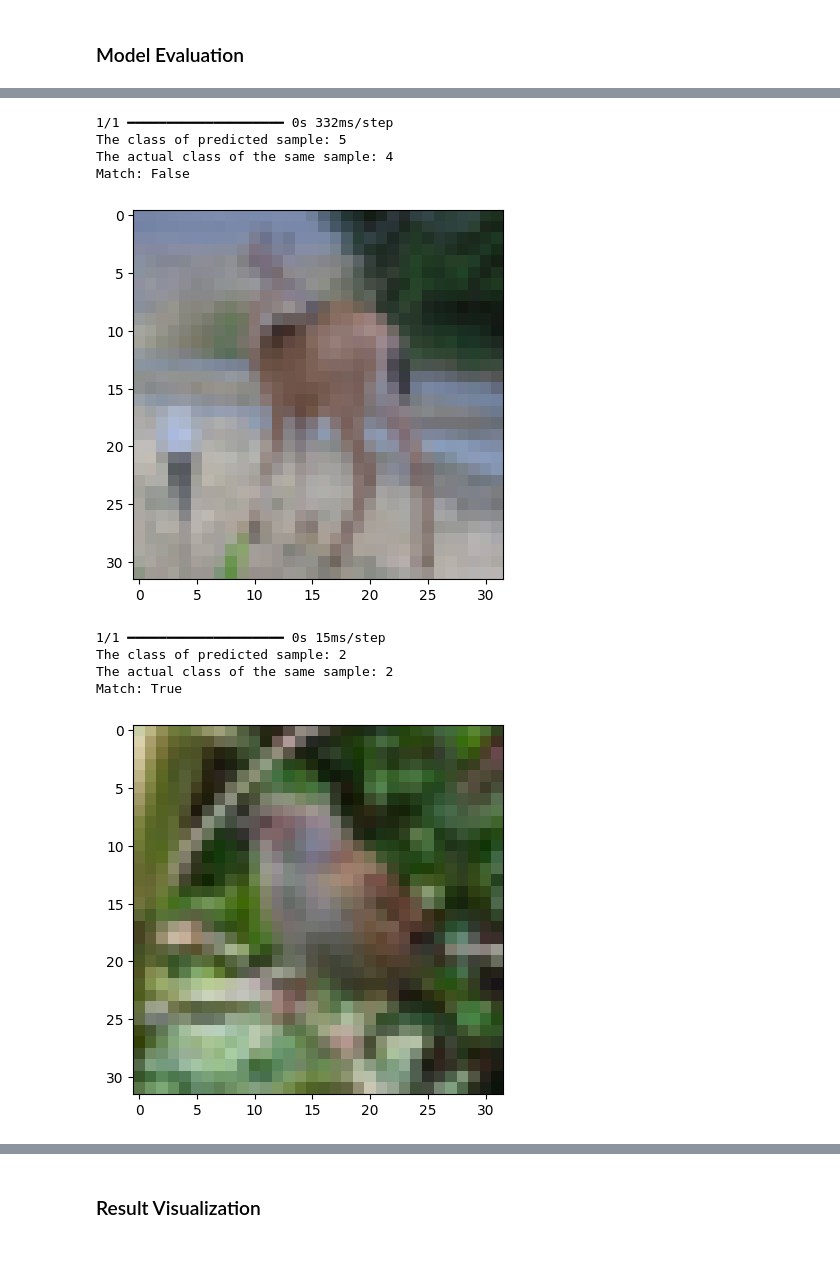
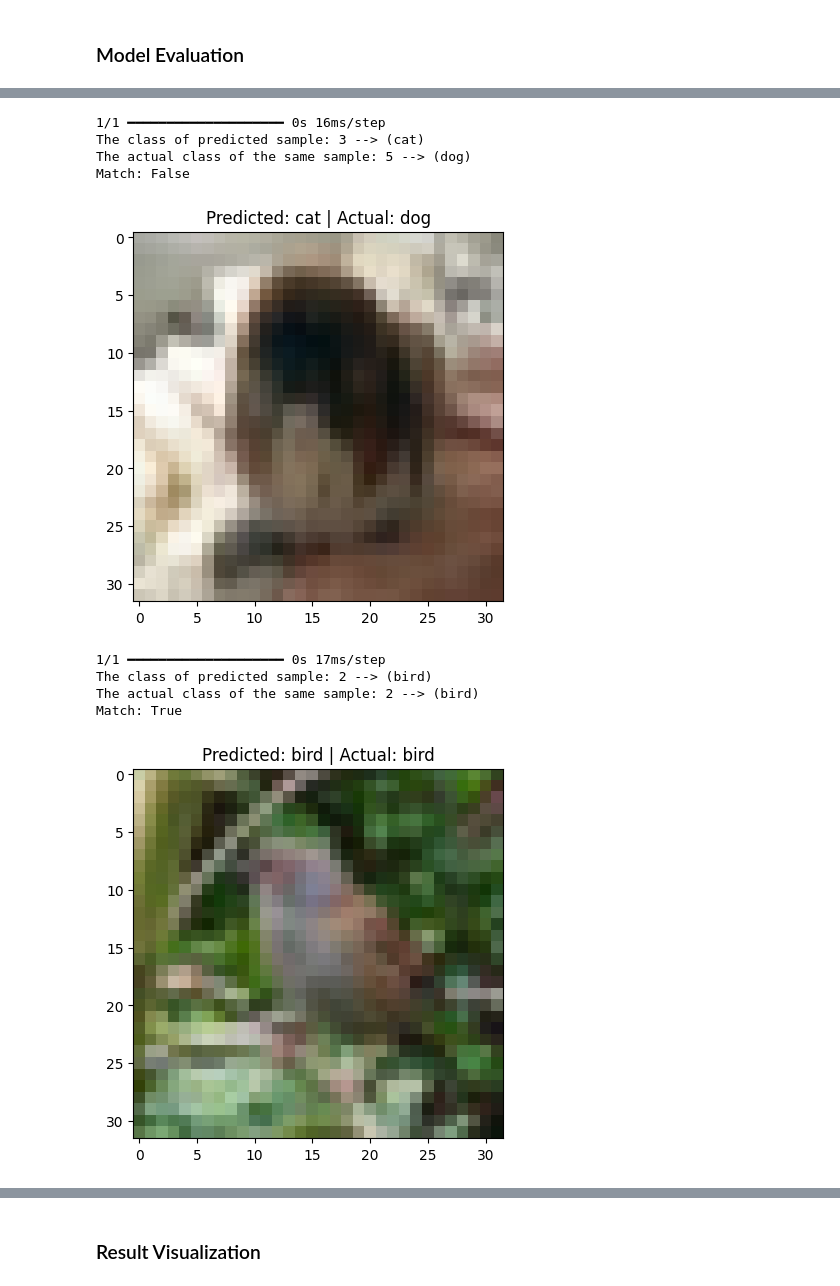
Before and after one commit to yasminkadry/Cifer10-mnist-datasets-with-CNN, a Jupyter notebook: cifer10&mnist_withCNN.ipynb, the cells around one changed output, grey strips where cells are left out. Saved outputs shown, nothing was run; the diff lists cells and outputs as text; code cells hidden in the pictures; blank space fills up the shorter version.

```diff
--- a/cifer10&mnist_withCNN.ipynb
+++ b/cifer10&mnist_withCNN.ipynb
@@ -302,33 +327,36 @@ plt.show();
 ### Model Training
 # %%
 ## change optimizer
+
 model_3 = Sequential()
 
 model_3.add(Input(shape=X_train.shape[1:]))
 model_3.add(Flatten())
 
+
+model_3.add(Dense(1024))
+model_3.add(Dropout(0.4))
+model_3.add(Activation('relu'))
+
 model_3.add(Dense(512))
 model_3.add(BatchNormalization())
 model_3.add(Activation('relu'))
 
-model_3.add(Dense(124))
-model_3.add(Dropout(0.2))
+model_3.add(Dense(256))
+model_3.add(Activation('relu'))
+
+model_3.add(Dense(128))
+model_3.add(BatchNormalization())
 model_3.add(Activation('relu'))
 
 model_3.add(Dense(64))
-model_3.add(Dropout(0.3))
-model_3.add(Activation('relu'))
-
-model_3.add(Dense(32))
-model_3.add(BatchNormalization())
 model_3.add(Activation('relu'))
 
 model_3.add(Dense(16, activation='relu'))
+
 model_3.add(Dense(10, activation='softmax'))
 
-model_3.compile(optimizer=keras.optimizers.Adamax(0.001), loss='categorical_crossentropy', metrics=['accuracy','Precision'])
-
-early_stop = EarlyStopping(monitor='val_loss', patience=10, restore_best_weights=True)
+model_3.compile(optimizer=keras.optimizers.SGD(learning_rate=0.001,momentum=0.9,nesterov=True), loss='categorical_crossentropy', metrics=['accuracy'])
 
 model_3.summary()
 # %% [output]
@@ -356,5 +384,5 @@ Model: "sequential_3"
 # %%
 
-hist3 = model_3.fit(X_train,y_train , epochs=EPOCHS, batch_size=BATCH_SIZE, validation_split=0.25, callbacks=[early_stop])
+hist3 = model_3.fit(X_train,y_train , epochs=EPOCHS, batch_size=BATCH_SIZE, validation_split=0.2)
 # %% [output]
 Epoch 1/100
@@ -389,22 +417,24 @@ Accuracy for testing: 46.39
 # %%
 ## just check......
-my_image = X_test[100]
+my_image = X_test[200]
 plt.imshow(my_image)
 
 
-pred = np.argmax(model_3.predict(X_test[100:101]))
-actual = np.argmax(y_test[100])
+pred = np.argmax(model_3.predict(X_test[200:201]))
+actual = np.argmax(y_test[200])
 
+print(f'The class of predicted sample: {pred} --> ({labeled_dictionary[pred]})')
+print(f'The actual class of the same sample: {actual} --> ({labeled_dictionary[actual]})')
+print("Match:", pred == actual)
 
-print(f'The class of predicted sample: {pred}')
-print(f'The actual class of the same sample: {actual}')
-print("Match:", pred == actual)
+plt.title(f"Predicted: {labeled_dictionary[pred]} | Actual: {labeled_dictionary[actual]}")
+plt.show()
 # %% [output]
-1/1 ━━━━━━━━━━━━━━━━━━━━ 0s 332ms/step
-The class of predicted sample: 5
-The actual class of the same sample: 4
+1/1 ━━━━━━━━━━━━━━━━━━━━ 0s 16ms/step
+The class of predicted sample: 3 --> (cat)
+The actual class of the same sample: 5 --> (dog)
 Match: False
-[figure, old version]
+[figure, new version]
 # %%
 ## just check......
 my_image = X_test[65]
@@ -414,16 +444,18 @@ plt.imshow(my_image)
 pred = np.argmax(model_3.predict(X_test[65:66]))
 actual = np.argmax(y_test[65])
 
+print(f'The class of predicted sample: {pred} --> ({labeled_dictionary[pred]})')
+print(f'The actual class of the same sample: {actual} --> ({labeled_dictionary[actual]})')
+print("Match:", pred == actual)
 
-print(f'The class of predicted sample: {pred}')
-print(f'The actual class of the same sample: {actual}')
-print("Match:", pred == actual)
+plt.title(f"Predicted: {labeled_dictionary[pred]} | Actual: {labeled_dictionary[actual]}")
+plt.show()
 # %% [output]
-1/1 ━━━━━━━━━━━━━━━━━━━━ 0s 15ms/step
-The class of predicted sample: 2
-The actual class of the same sample: 2
+1/1 ━━━━━━━━━━━━━━━━━━━━ 0s 17ms/step
+The class of predicted sample: 2 --> (bird)
+The actual class of the same sample: 2 --> (bird)
 Match: True
-[figure, old version]
+[figure, new version]
 # %%
 probs = model_3.predict(X_test[65:66])
 print(f"Predicted probabilities: {probs}")
```
Also changed, not shown: parts of 56 cells of this notebook.
